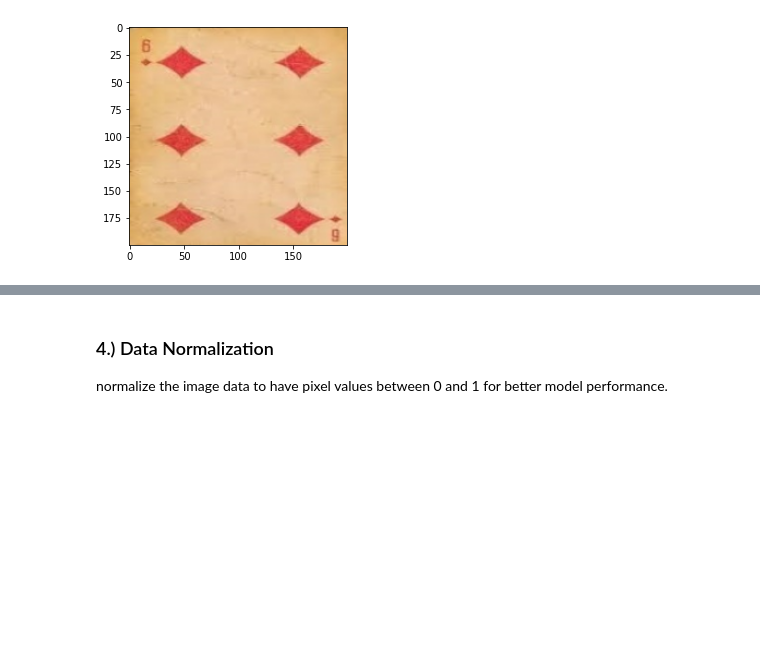
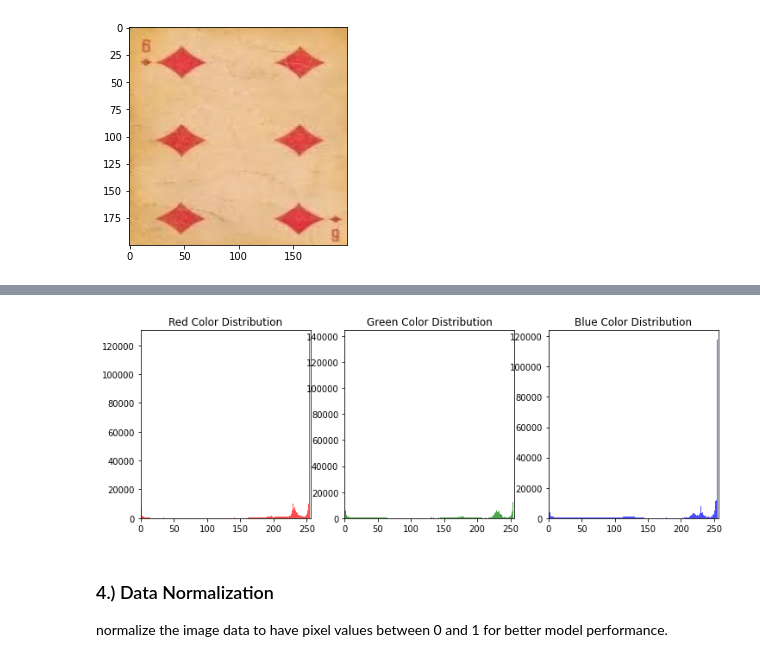
Before and after one commit to ouassimboutalliss/ML_DL_AI_Portfolio, a Jupyter notebook: DeepLearning/Card_Image_classification/Card Classification.ipynb, the cells around one changed output, grey strips where cells are left out. Cells and saved outputs as stored; diff of their text form; code cells hidden in the pictures; blank space fills up the shorter version.

```diff
--- a/DeepLearning/Card_Image_classification/Card Classification.ipynb
+++ b/DeepLearning/Card_Image_classification/Card Classification.ipynb
@@ -146,3 +164,29 @@ plt.imshow(images[10].numpy().astype("uint8"))
+# %%
+# Function to plot color histograms
+def plot_color_histograms(image_batch):
+    plt.figure(figsize=(12, 4))
+    for i in range(3):  # RGB channels
+        channel_data = image_batch[:, :, :, i].numpy().flatten()
+        if i == 0:
+            color = 'red'
+        elif i == 1:
+            color = 'green'
+        else:
+            color = 'blue'
+        plt.subplot(1, 3, i + 1)
+        plt.hist(channel_data, bins=256, color=color, alpha=0.7)
+        plt.title(f'{color.capitalize()} Color Distribution')
+        plt.xlim([0, 256])
+    plt.show()
+
+# Extract the first batch of images
+for image_batch, _ in train_ds.take(1):
+    break
+
+# Plot color histograms for the first batch
+plot_color_histograms(image_batch)
+# %% [output]
+[figure, added]
 # %% [markdown]
 ### 4.) Data Normalization
 normalize the image data to have pixel values between 0 and 1 for better model performance.
```
Also changed, not shown: parts of 2 cells of this notebook.
